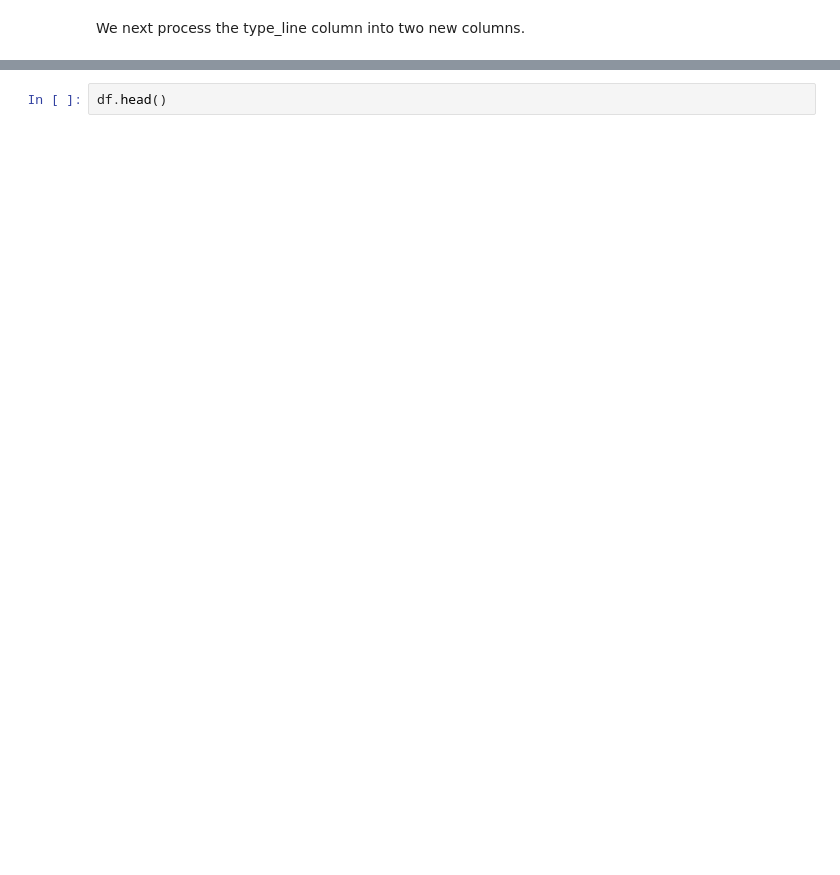
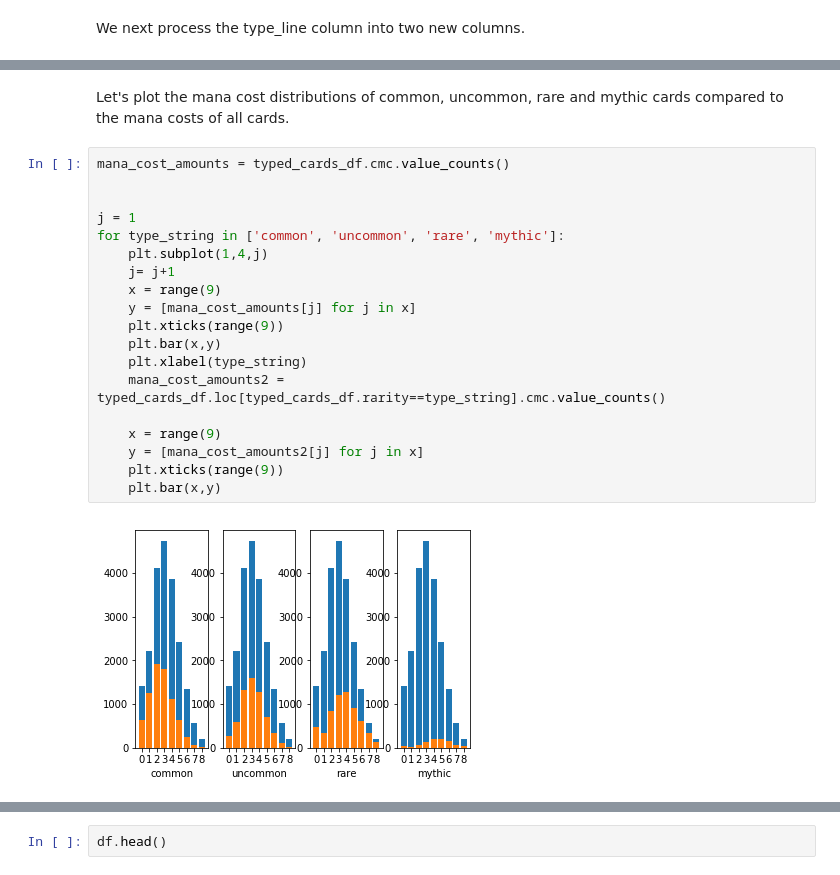
Before and after one commit to ramiluisto/MTG-cards, a Jupyter notebook: MTG textual part.ipynb, the cells around one changed output, grey strips where cells are left out. Drawn from its saved outputs; the diff is of its cells as text; blank space fills up the shorter version.

```diff
--- a/MTG textual part.ipynb
+++ b/MTG textual part.ipynb
@@ -146,4 +174,27 @@ oracle_text_cards.head()
 | 3 | 0000cd57-91fe-411f-b798-646e965eec37 | Siren Lookout | {2}{U} | 3.0 | Creature — Siren Pirate | Flying\nWhen Siren Lookout enters... | 1 | 2 | [U] | ... |
 | 4 | 00012bd8-ed68-4978-a22d-f450c8a6e048 | Web | {G} | 1.0 | Enchantment — Aura | Enchant creature (Target a creatu... | None | None | [G] | ... |
 | 5 | 0001f1ef-b957-4a55-b47f-14839cdbab6f | Venerable Knight | {W} | 1.0 | Creature — Human Knight | When Venerable Knight dies, put a... | 2 | 1 | [W] | ... |
+# %% [markdown]
+Let's plot the mana cost distributions of common, uncommon, rare and mythic cards compared to the mana costs of all cards.
+# %%
+mana_cost_amounts = typed_cards_df.cmc.value_counts()
+
+
+j = 1
+for type_string in ['common', 'uncommon', 'rare', 'mythic']:
+    plt.subplot(1,4,j)
+    j= j+1
+    x = range(9)
+    y = [mana_cost_amounts[j] for j in x]
+    plt.xticks(range(9))
+    plt.bar(x,y)
+    plt.xlabel(type_string)
+    mana_cost_amounts2 = typed_cards_df.loc[typed_cards_df.rarity==type_string].cmc.value_counts()
+
+    x = range(9)
+    y = [mana_cost_amounts2[j] for j in x]
+    plt.xticks(range(9))
+    plt.bar(x,y)
+# %% [output]
+[figure, added]
 # %%
```
Also changed, not shown: parts of 13 cells of this notebook.
